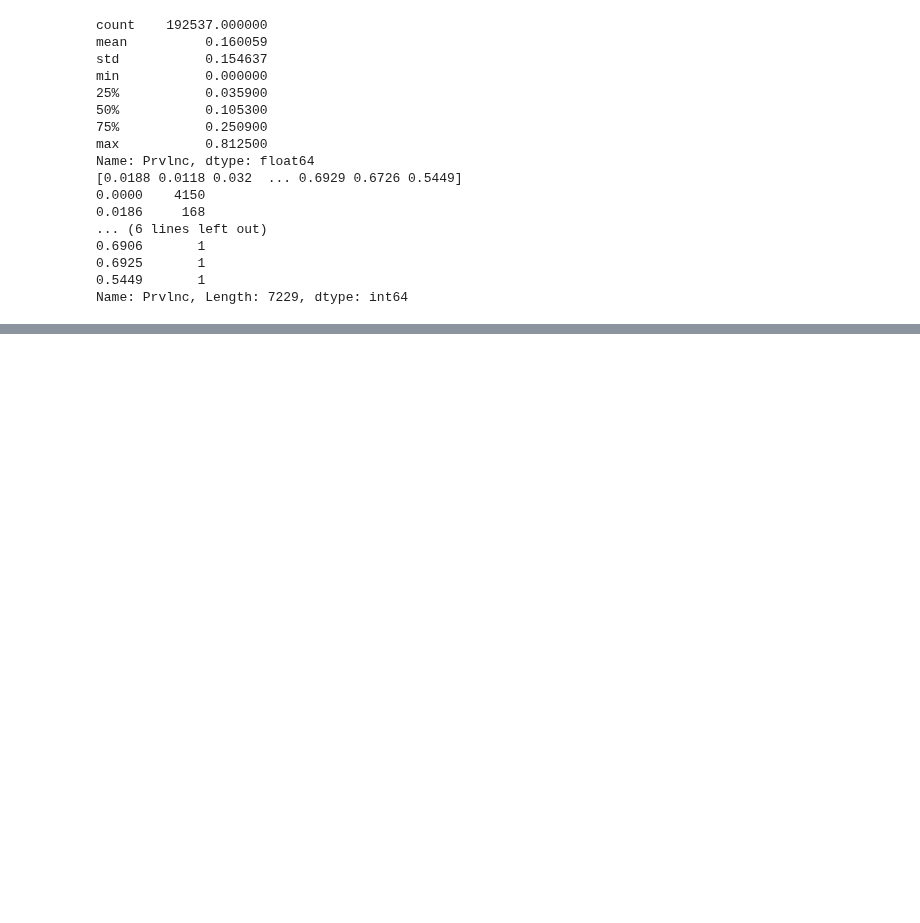
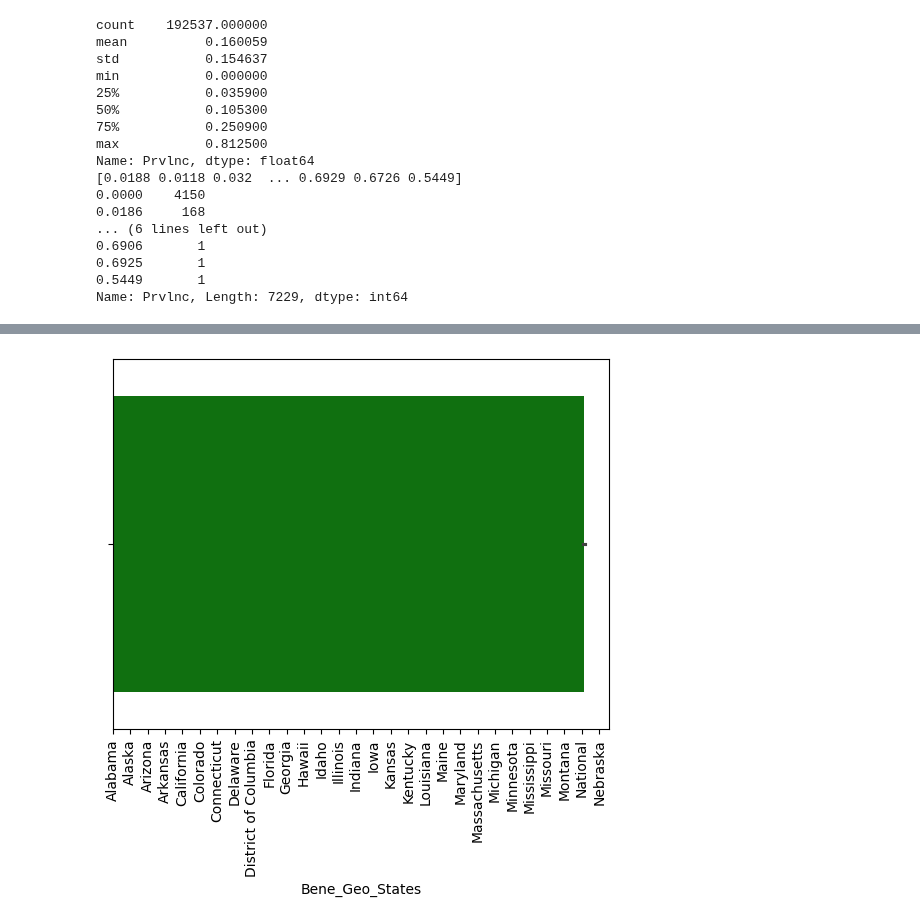
Before and after one commit to phf5kw/visualization, a Jupyter notebook: assignment/assignment.ipynb, the cells around one changed output, grey strips where cells are left out. Saved outputs shown, nothing was run; the diff lists cells and outputs as text; code cells hidden in the pictures; blank space fills up the shorter version.

```diff
--- a/assignment/assignment.ipynb
+++ b/assignment/assignment.ipynb
@@ -315,0 +321,10 @@ sns.histplot(df['Bene_Cond'], color='green', edgecolor='None')
+# %%
+# Bar for Bene_Geo_States
+
+# Again they are all the same for the same reason above
+
+sns.barplot(x = 'Bene_Geo_States', data = df, color='green')
+plt.xticks(rotation=90)
+plt.show()
+# %% [output]
+[figure, added]
```
Also changed, not shown: parts of 4 cells of this notebook.
